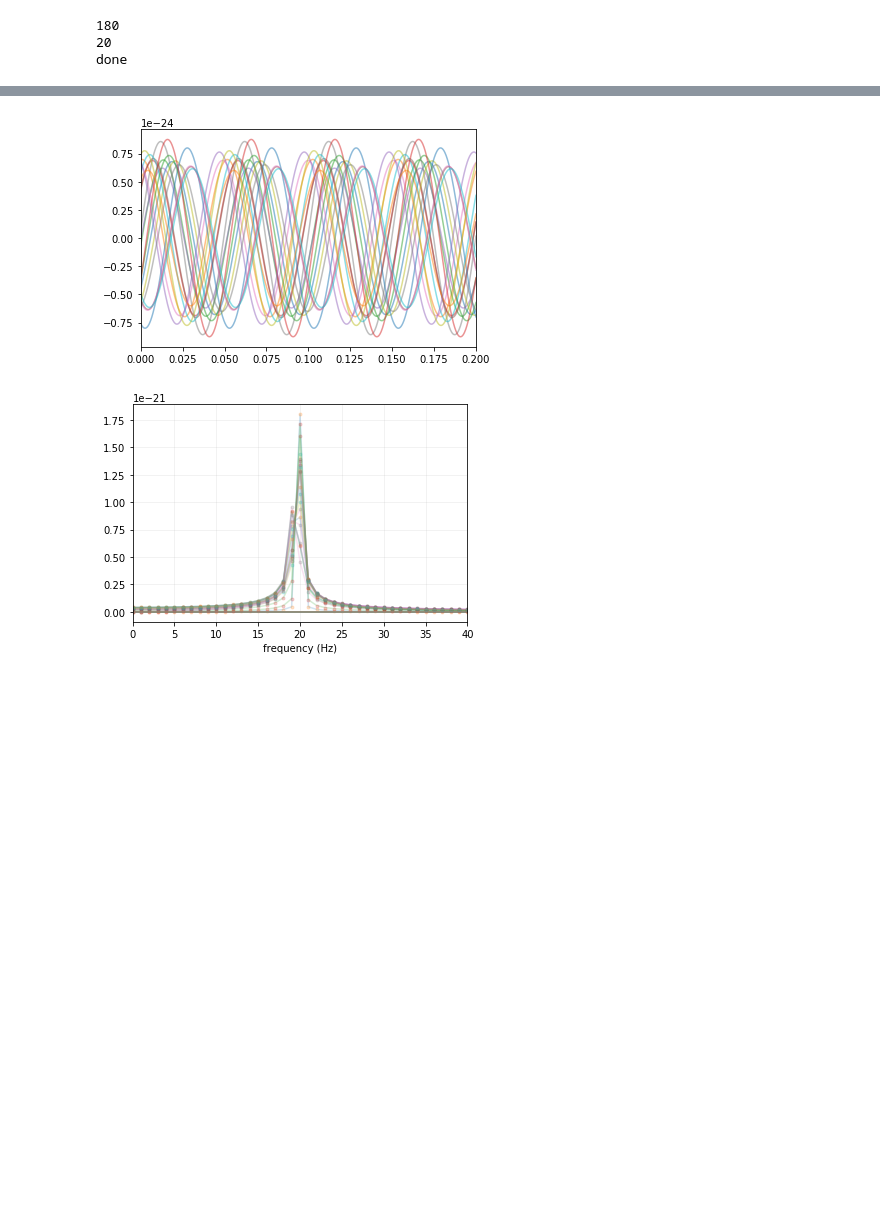
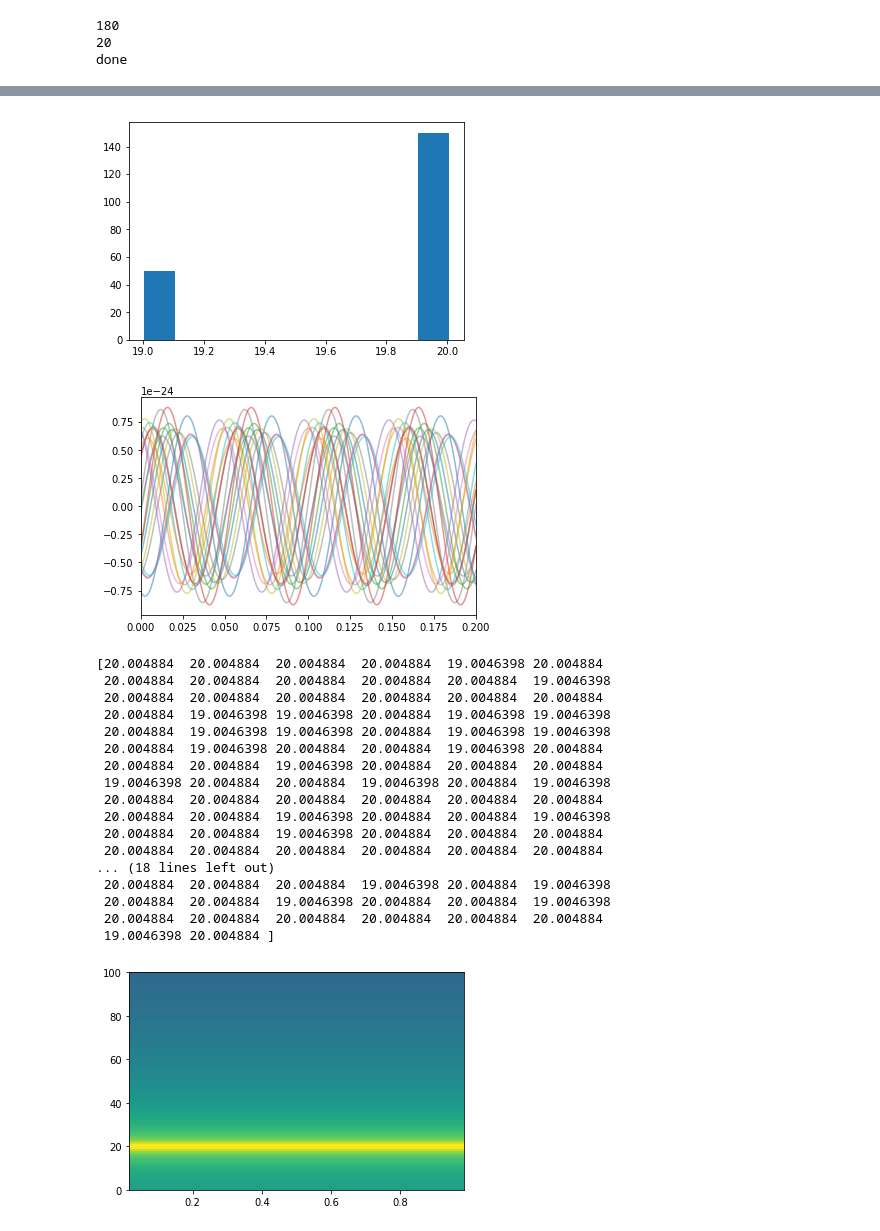
Before and after one commit to bpiotrzkowski/Example-Codes, a Jupyter notebook: gwPaPa-master/gwPaPa_Binary_Classifier-Iggy-Method.ipynb, the cells around one changed output, grey strips where cells are left out. Saved outputs shown, nothing was run; the diff lists cells and outputs as text; code cells hidden in the pictures; blank space fills up the shorter version.

```diff
--- a/gwPaPa-master/gwPaPa_Binary_Classifier-Iggy-Method.ipynb
+++ b/gwPaPa-master/gwPaPa_Binary_Classifier-Iggy-Method.ipynb
@@ -110,34 +137,38 @@ eta_check=(mass_1_check*mass_2_check)/(mass_1_check+mass_2_check)**2.0
 # %%
+#print(freqmax)
+plt.hist(freqmax)
+plt.show()
+
 t=np.arange(0,len(BNS_data[0])*dt,dt)
 
 for i in range(len(BNS_data_check)):
     plt.plot(t,BNS_data[i],alpha=.5)
 plt.xlim(0,.2)
 plt.show()
+
+print(freqmax)
+
+plt.specgram(BNS_data[0],NFFT=4095,Fs=4096)
+plt.ylim(0,100)
+plt.show()
 # %% [output]
-[figure, old version]
+[figure, new version]
+[figure, added]
+[20.004884  20.004884  20.004884  20.004884  19.0046398 20.004884
+ 20.004884  20.004884  20.004884  20.004884  20.004884  19.0046398
+ 20.004884  20.004884  20.004884  20.004884  20.004884  20.004884
+ 20.004884  19.0046398 19.0046398 20.004884  19.0046398 19.0046398
+ 20.004884  19.0046398 19.0046398 20.004884  19.0046398 19.0046398
+ 20.004884  19.0046398 20.004884  20.004884  19.0046398 20.004884
+ 20.004884  20.004884  19.0046398 20.004884  20.004884  20.004884
+ 19.0046398 20.004884  20.004884  19.0046398 20.004884  19.0046398
+ 20.004884  20.004884  20.004884  20.004884  20.004884  20.004884
+ 20.004884  20.004884  19.0046398 20.004884  20.004884  19.0046398
+ 20.004884  20.004884  19.0046398 20.004884  20.004884  20.004884
+ 20.004884  20.004884  20.004884  20.004884  20.004884  20.004884
+... (18 lines left out)
+ 20.004884  20.004884  20.004884  19.0046398 20.004884  19.0046398
+ 20.004884  20.004884  19.0046398 20.004884  20.004884  19.0046398
+ 20.004884  20.004884  20.004884  20.004884  20.004884  20.004884
+ 19.0046398 20.004884 ]
+[figure, added]
-# %%
-fftfreq=np.fft.fftfreq(len(BNS_data[0]),dt)
-freqmax=np.array([])
-freqmax_check=np.array([])
-
-for i in range(len(injections_BNS)):
-    fft=np.fft.fft(BNS_data[i])
-    freqmax=np.append(freqmax,np.abs(fftfreq[np.argmax(np.abs(fft))]))
-    #plt.plot(fftfreq,np.abs(fft),alpha=.1)
-
-
-
-for i in range(len(injections_BNS_check)):
-    fft=np.fft.fft(BNS_data_check[i])
-    freqmax=np.append(freqmax,np.abs(fftfreq[np.argmax(np.abs(fft))]))
-    plt.plot(fftfreq,np.abs(fft),alpha=.2)
-    plt.plot(fftfreq,np.abs(fft),'.',alpha=.2)
-
-#plt.plot(fftfreq,np.abs(fft))
-plt.xlabel('frequency (Hz)')
-plt.xlim(0,40)
-plt.grid(alpha=.2)
-plt.show()
-# %% [output]
-[figure, removed]
```
Also changed, not shown: parts of 2 cells of this notebook.
